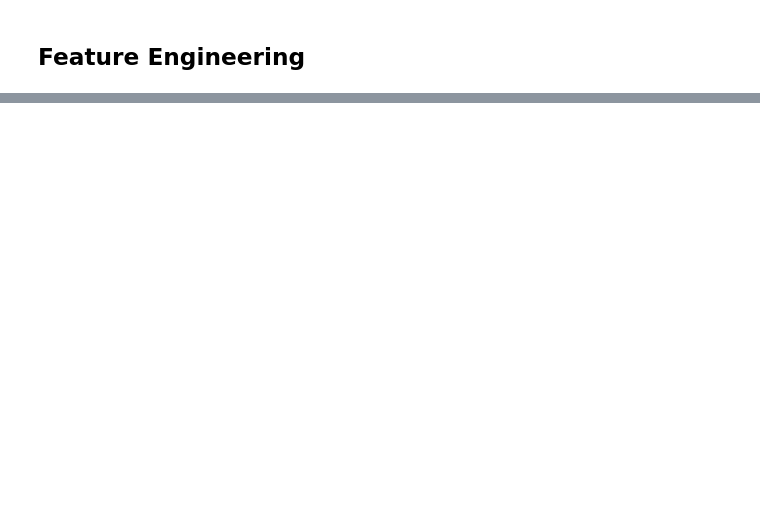
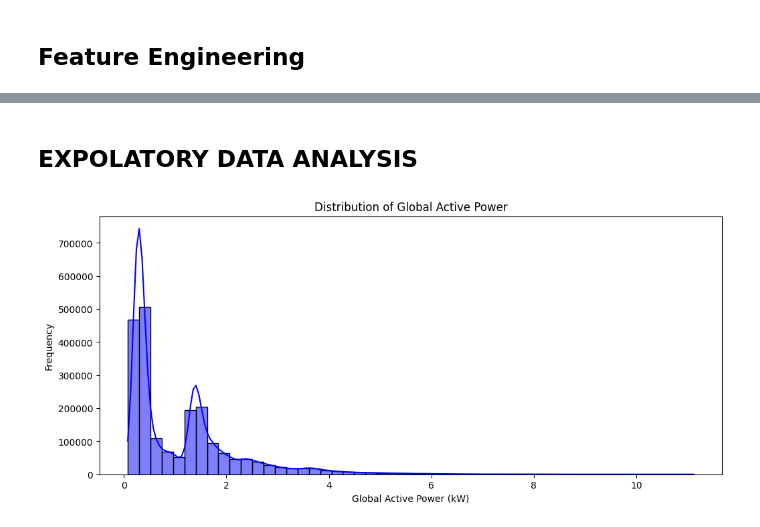
Before and after one commit to Kamalesh-Gandhi/PowerPulse-Energy-Consumption-Prediction-Model, a Jupyter notebook: Data_PreProcessing.ipynb, the cells around one changed output, grey strips where cells are left out. Saved outputs shown, nothing was run; the diff lists cells and outputs as text; code cells hidden in the pictures; blank space fills up the shorter version.

```diff
--- a/Data_PreProcessing.ipynb
+++ b/Data_PreProcessing.ipynb
@@ -227,0 +390,14 @@ for i in Float_columns:
+# %%
+# Other energy Consumptions
+df['Residual_Power'] = (df['Global_active_power'] * 1000 / 60) - df['Sub_metering_1'] - df['Sub_metering_2'] - df['Sub_metering_3']
+# %%
+# Rolling Averages
+df['Rolling_Mean_10min'] = df['Global_active_power'].rolling(window=10, min_periods=1).mean()
+df['Rolling_Mean_1h'] = df['Global_active_power'].rolling(window=60, min_periods=1).mean()
+df['Rolling_Mean_24h'] = df['Global_active_power'].rolling(window=1440, min_periods=1).mean()
+# %%
+#  Anomaly Detection Feature
+df['Energy_Deviation'] = df['Global_active_power'] - df['Rolling_Mean_10min']
+df['Anomaly'] = (abs(df['Energy_Deviation']) > 1.5 * df['Rolling_Mean_1h']).astype(int)
+# %%
+df.drop(columns=['Datetime'], inplace = True)
@@ -227,0 +422,12 @@ for i in Float_columns:
+# %% [markdown]
+## EXPOLATORY DATA ANALYSIS
+# %%
+#  **Distribution of Energy Consumption (Global Active Power)**
+plt.figure(figsize=(12,5))
+sns.histplot(df['Global_active_power'], bins=50, kde=True, color='blue')
+plt.title('Distribution of Global Active Power')
+plt.xlabel('Global Active Power (kW)')
+plt.ylabel('Frequency')
+plt.show()
+# %% [output]
+[figure, added]
```
Also changed, not shown: parts of 36 cells of this notebook.
